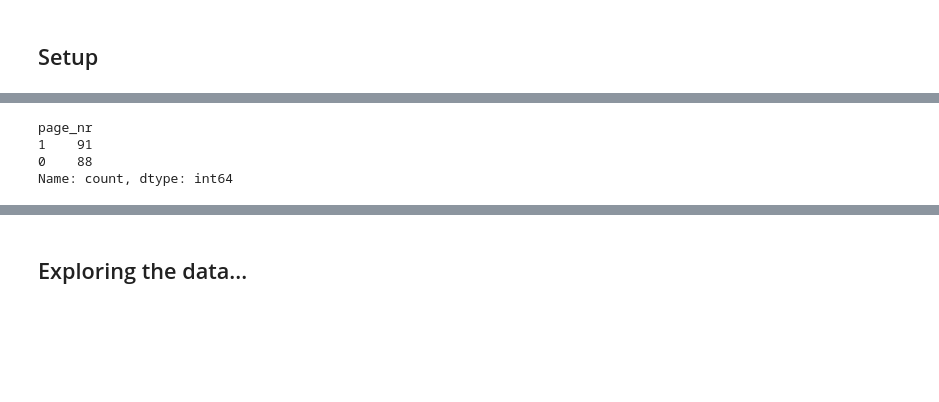
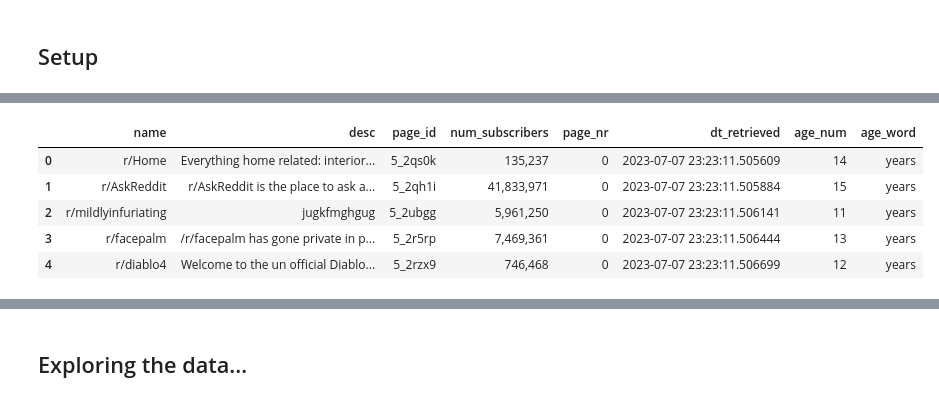
Before and after one commit to jellomoat/subs, a Jupyter notebook: lede-project-2-prep.ipynb, the cells around one changed output, grey strips where cells are left out. Saved outputs shown, nothing was run; the diff lists cells and outputs as text; code cells hidden in the pictures; blank space fills up the shorter version.

```diff
--- a/lede-project-2-prep.ipynb
+++ b/lede-project-2-prep.ipynb
@@ -129,0 +156,3 @@ df count: 49521
+# %%
+core_df = pd.DataFrame()
+core_df = fetch_pages(0, 50, core_df)
@@ -197,7 +192,9 @@ len(core_df)
-# %%
-core_df["page_nr"].value_counts()
-# %% [output]
-page_nr
-1    91
-0    88
-Name: count, dtype: int64
+# %%
+core_df.head()
+# %% [output]
+|  | name | desc | page_id | num_subscribers | page_nr | dt_retrieved | age_num | age_word |
+| 0 | r/Home | Everything home related: interior... | 5_2qs0k | 135,237 | 0 | 2023-07-07 23:23:11.505609 | 14 | years |
+| 1 | r/AskReddit | r/AskReddit is the place to ask a... | 5_2qh1i | 41,833,971 | 0 | 2023-07-07 23:23:11.505884 | 15 | years |
+| 2 | r/mildlyinfuriating | jugkfmghgug | 5_2ubgg | 5,961,250 | 0 | 2023-07-07 23:23:11.506141 | 11 | years |
+| 3 | r/facepalm | /r/facepalm has gone private in p... | 5_2r5rp | 7,469,361 | 0 | 2023-07-07 23:23:11.506444 | 13 | years |
+| 4 | r/diablo4 | Welcome to the un official Diablo... | 5_2rzx9 | 746,468 | 0 | 2023-07-07 23:23:11.506699 | 12 | years |
```
Also changed, not shown: parts of 47 cells of this notebook.
